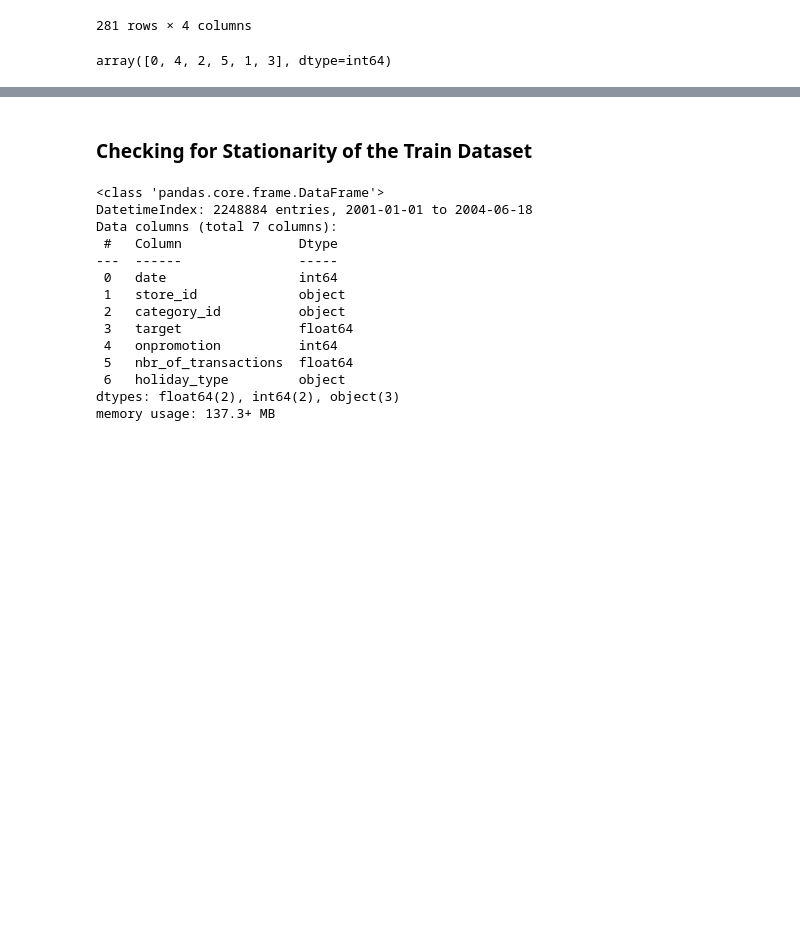
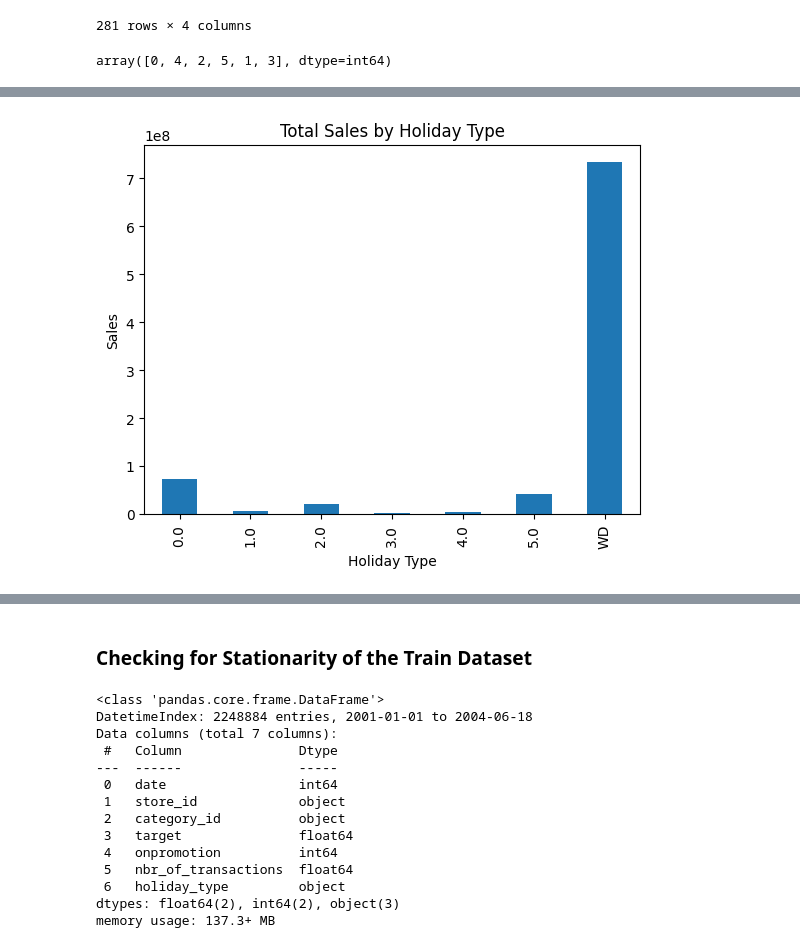
Before and after one commit to Gilbert-B/Forecasting-Sales, a Jupyter notebook: notebook/Sales_Forecast.ipynb, the cells around one changed output, grey strips where cells are left out. Cells and saved outputs as stored; diff of their text form; code cells hidden in the pictures; blank space fills up the shorter version.

```diff
--- a/notebook/Sales_Forecast.ipynb
+++ b/notebook/Sales_Forecast.ipynb
@@ -740,0 +843,9 @@ indexedtrain
+# %%
+# Bar chart of sales by holiday type
+indexedtrain.groupby('holiday_type')['target'].sum().plot(kind='bar')
+plt.xlabel('Holiday Type')
+plt.ylabel('Sales')
+plt.title('Total Sales by Holiday Type')
+plt.show()
+# %% [output]
+[figure, added]
```
Also changed, not shown: parts of 38 cells of this notebook.
